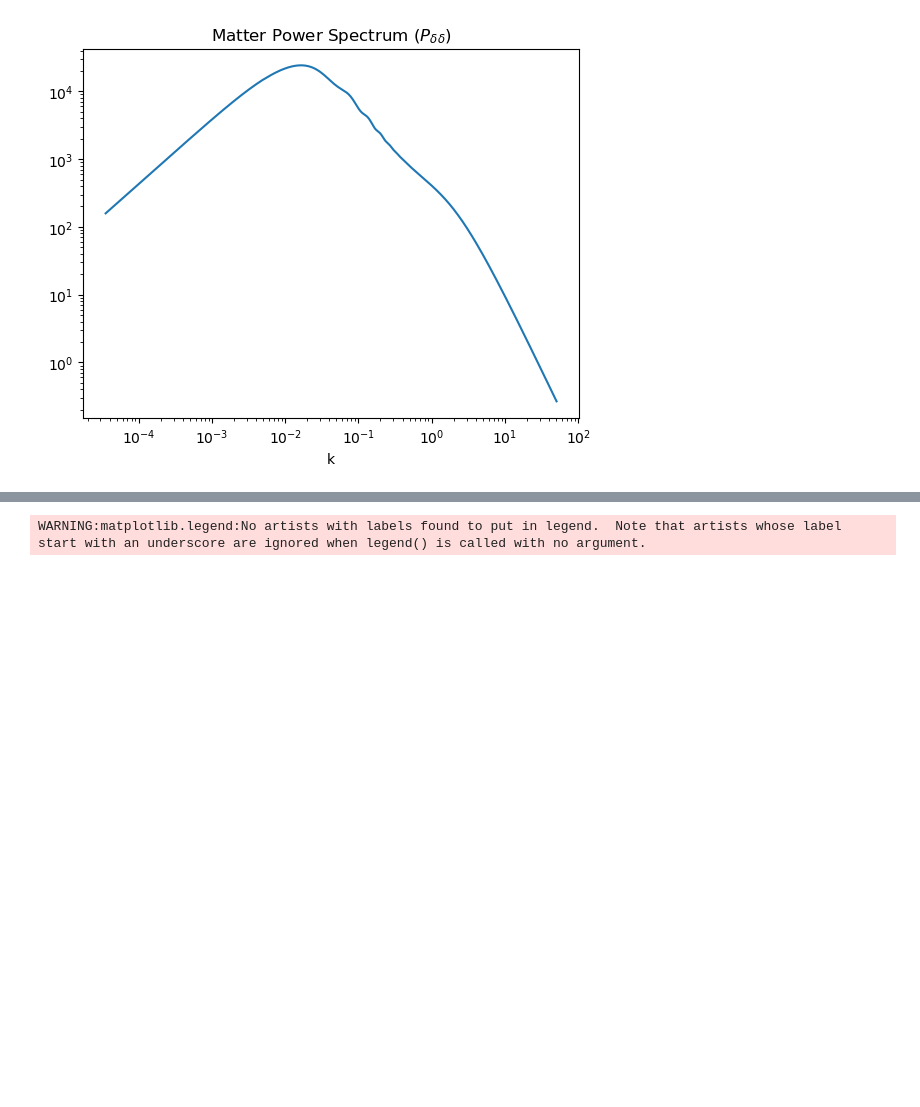
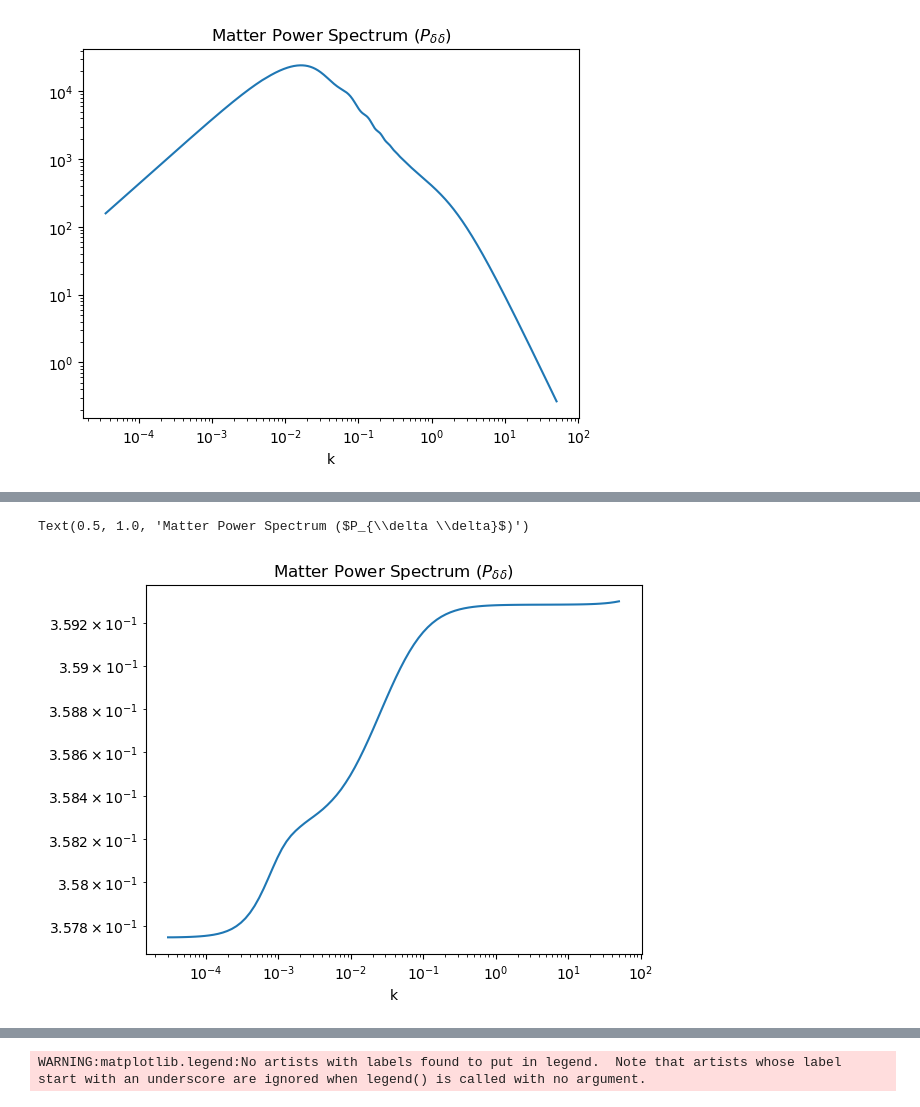
Before and after one commit to XimePS/Fisher_Matrix_WL, a Jupyter notebook: function_probes.ipynb, the cells around one changed output, grey strips where cells are left out. Drawn from its saved outputs; the diff is of its cells as text; code cells hidden in the pictures; blank space fills up the shorter version.

```diff
--- a/function_probes.ipynb
+++ b/function_probes.ipynb
@@ -90,3 +120,16 @@ Text(0.5, 1.0, 'Matter Power Spectrum ($P_{\\delta \\delta}$)')
+# %%
+interp_func_D = RectBivariateSpline(z_array, np.log10(k_array), D_array_2d)
+# %%
+k_array_new = np.log10(np.logspace(np.log10(0.00003), np.log10(50), 100))
+# %%
+plt.plot(10**k_array_new, interp_func_D(2.5, k_array_new, grid = False))
+plt.xscale('log')
+plt.yscale('log')
+plt.xlabel('k')
+plt.title('Matter Power Spectrum ($P_{\delta \delta}$)')
+# %% [output]
+Text(0.5, 1.0, 'Matter Power Spectrum ($P_{\\delta \\delta}$)')
+[figure, added]
 # %%
 Omega_c0 = 0.2685628338348412
 
```
Also changed, not shown: parts of 4 cells of this notebook, 5 other files.
